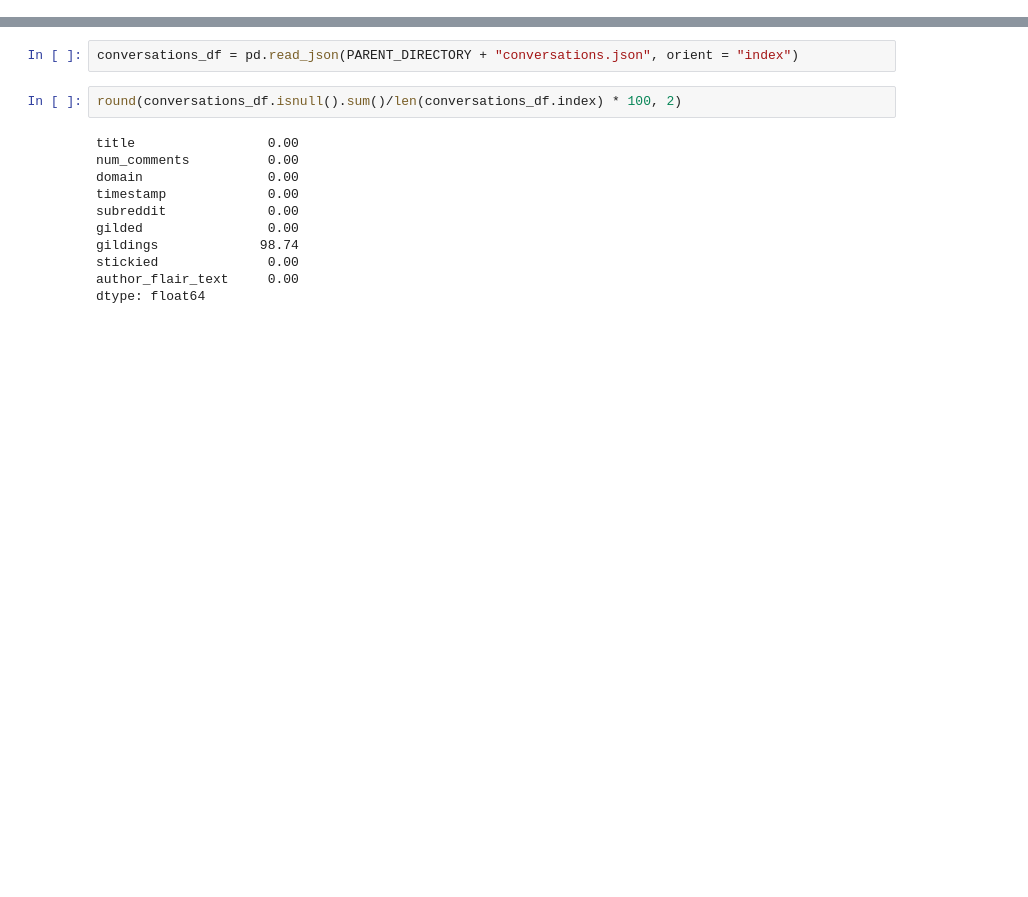
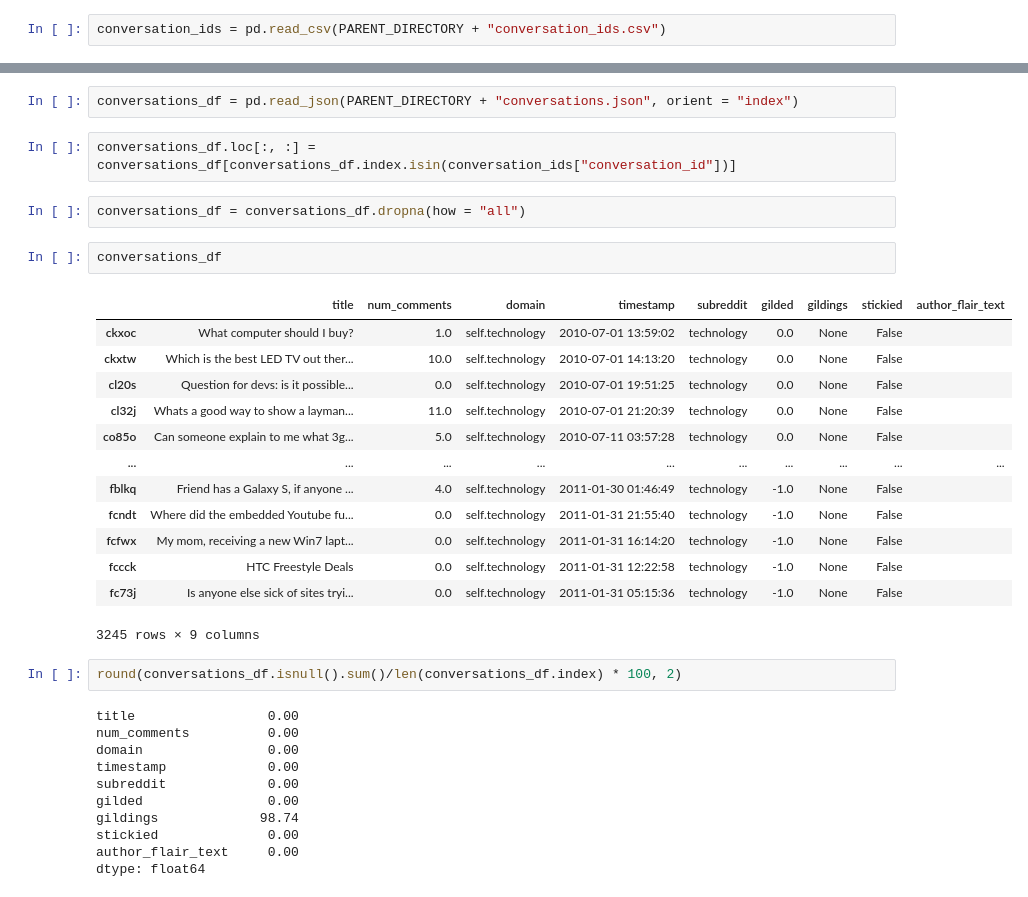
Before and after one commit to Orlando17544/FluentSpeak, a Jupyter notebook: database/Reddit database generator.ipynb, the cells around one changed output, grey strips where cells are left out. Drawn from its saved outputs; the diff is of its cells as text; blank space fills up the shorter version.

```diff
--- a/database/Reddit database generator.ipynb
+++ b/database/Reddit database generator.ipynb
@@ -29,0 +71,2 @@ START_PRIMARY_KEY_UTTERANCE_TABLE = 1320
+# %%
+conversation_ids = pd.read_csv(PARENT_DIRECTORY + "conversation_ids.csv")
@@ -30,5 +88,25 @@ START_PRIMARY_KEY_UTTERANCE_TABLE = 1320
 # %%
 conversations_df = pd.read_json(PARENT_DIRECTORY + "conversations.json", orient = "index")
+# %%
+conversations_df.loc[:, :] = conversations_df[conversations_df.index.isin(conversation_ids["conversation_id"])]
+# %%
+conversations_df = conversations_df.dropna(how = "all")
+# %%
+conversations_df
+# %% [output]
+|  | title | num_comments | domain | timestamp | subreddit | gilded | gildings | stickied | author_flair_text |
+| ckxoc | What computer should I buy? | 1.0 | self.technology | 2010-07-01 13:59:02 | technology | 0.0 | None | False |  |
+| ckxtw | Which is the best LED TV out ther... | 10.0 | self.technology | 2010-07-01 14:13:20 | technology | 0.0 | None | False |  |
+| cl20s | Question for devs: is it possible... | 0.0 | self.technology | 2010-07-01 19:51:25 | technology | 0.0 | None | False |  |
+| cl32j | Whats a good way to show a layman... | 11.0 | self.technology | 2010-07-01 21:20:39 | technology | 0.0 | None | False |  |
+| co85o | Can someone explain to me what 3g... | 5.0 | self.technology | 2010-07-11 03:57:28 | technology | 0.0 | None | False |  |
+| ... | ... | ... | ... | ... | ... | ... | ... | ... | ... |
+| fblkq | Friend has a Galaxy S, if anyone ... | 4.0 | self.technology | 2011-01-30 01:46:49 | technology | -1.0 | None | False |  |
+| fcndt | Where did the embedded Youtube fu... | 0.0 | self.technology | 2011-01-31 21:55:40 | technology | -1.0 | None | False |  |
+| fcfwx | My mom, receiving a new Win7 lapt... | 0.0 | self.technology | 2011-01-31 16:14:20 | technology | -1.0 | None | False |  |
+| fccck | HTC Freestyle Deals | 0.0 | self.technology | 2011-01-31 12:22:58 | technology | -1.0 | None | False |  |
+| fc73j | Is anyone else sick of sites tryi... | 0.0 | self.technology | 2011-01-31 05:15:36 | technology | -1.0 | None | False |  |
+3245 rows × 9 columns
 # %%
 round(conversations_df.isnull().sum()/len(conversations_df.index) * 100, 2)
 # %% [output]
```
Also changed, not shown: parts of 5 cells of this notebook.
